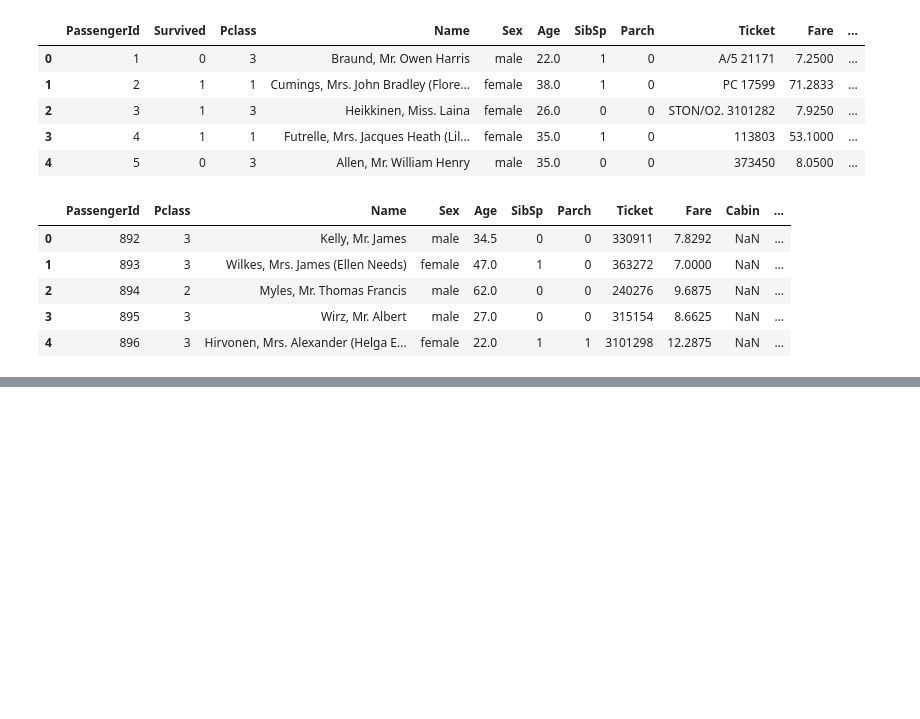
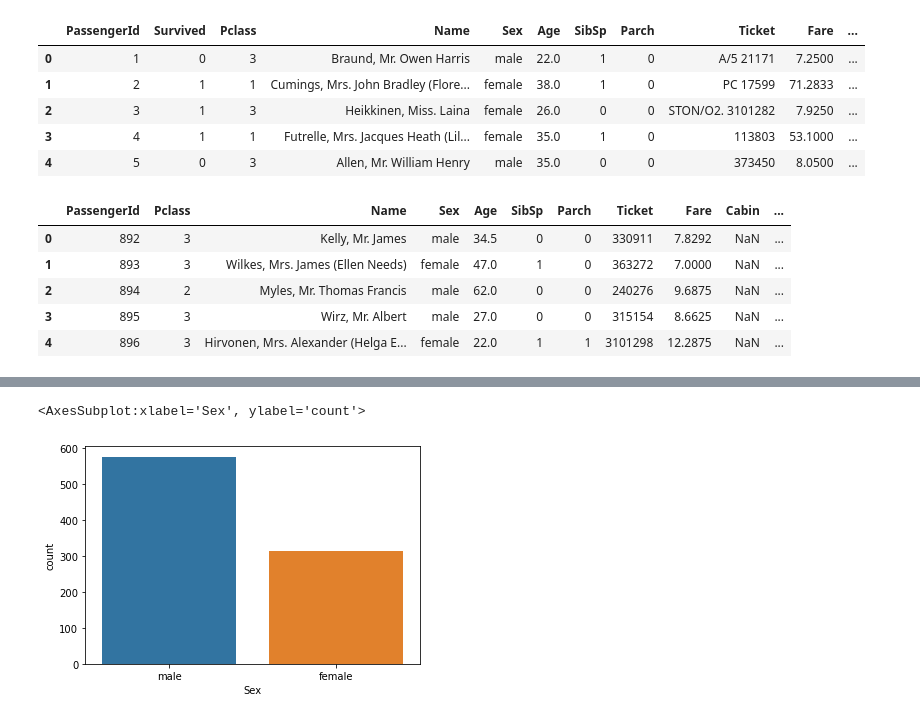
Before and after one commit to jmateo27/Titanic-Project, a Jupyter notebook: titanic.ipynb, the cells around one changed output, grey strips where cells are left out. Drawn from its saved outputs; the diff is of its cells as text; code cells hidden in the pictures; blank space fills up the shorter version.

```diff
--- a/titanic.ipynb
+++ b/titanic.ipynb
@@ -65,0 +107,8 @@ Your submission was successfully saved!
+# %%
+# Count the number of male and female passengers
+sns.countplot(x="Sex", data=train)
+
+# Comment: There are more male passenger on the ship
+# %% [output]
+<AxesSubplot:xlabel='Sex', ylabel='count'>
+[figure, added]
```
Also changed, not shown: parts of 23 cells of this notebook, 1 other file.
